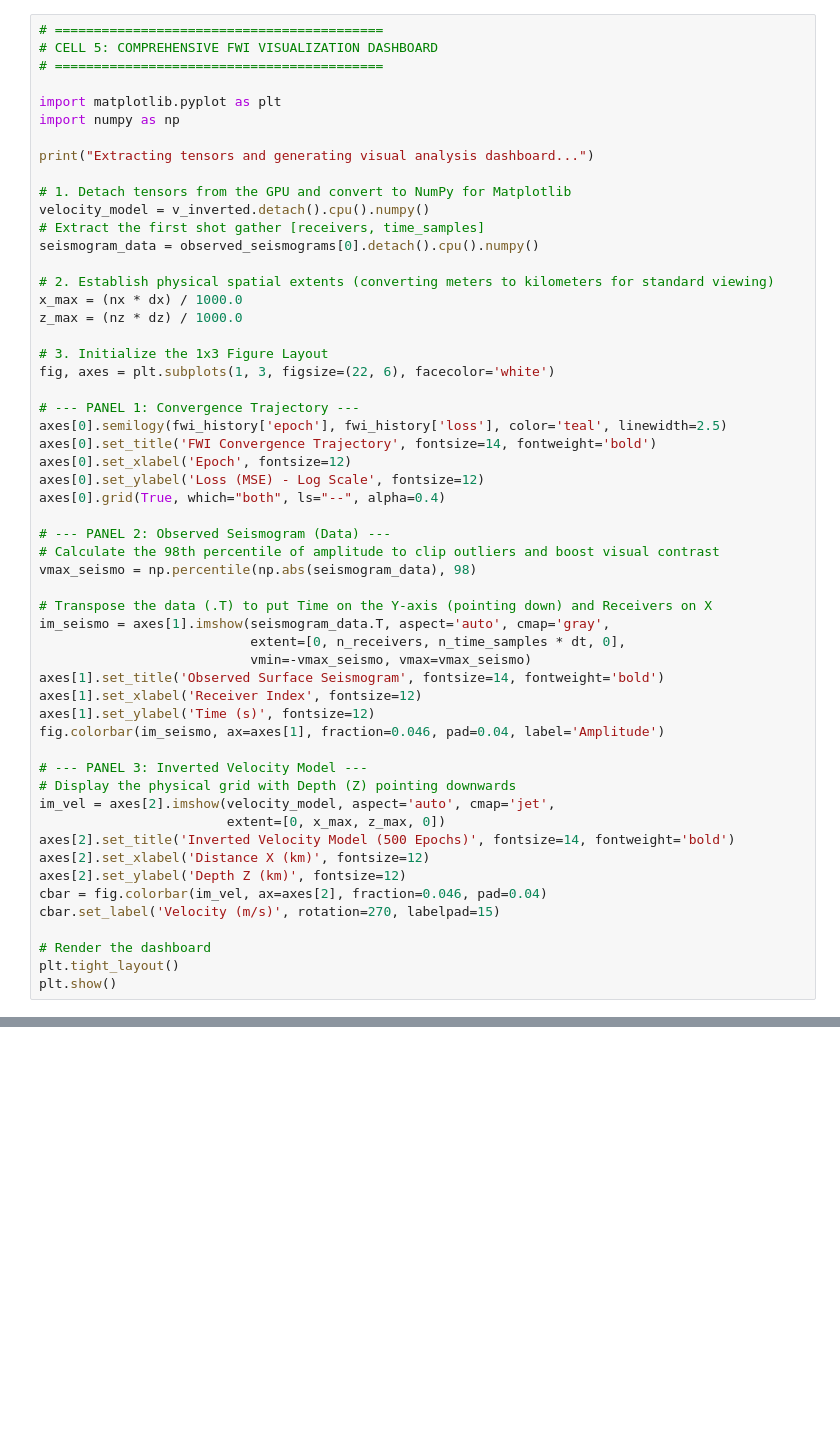
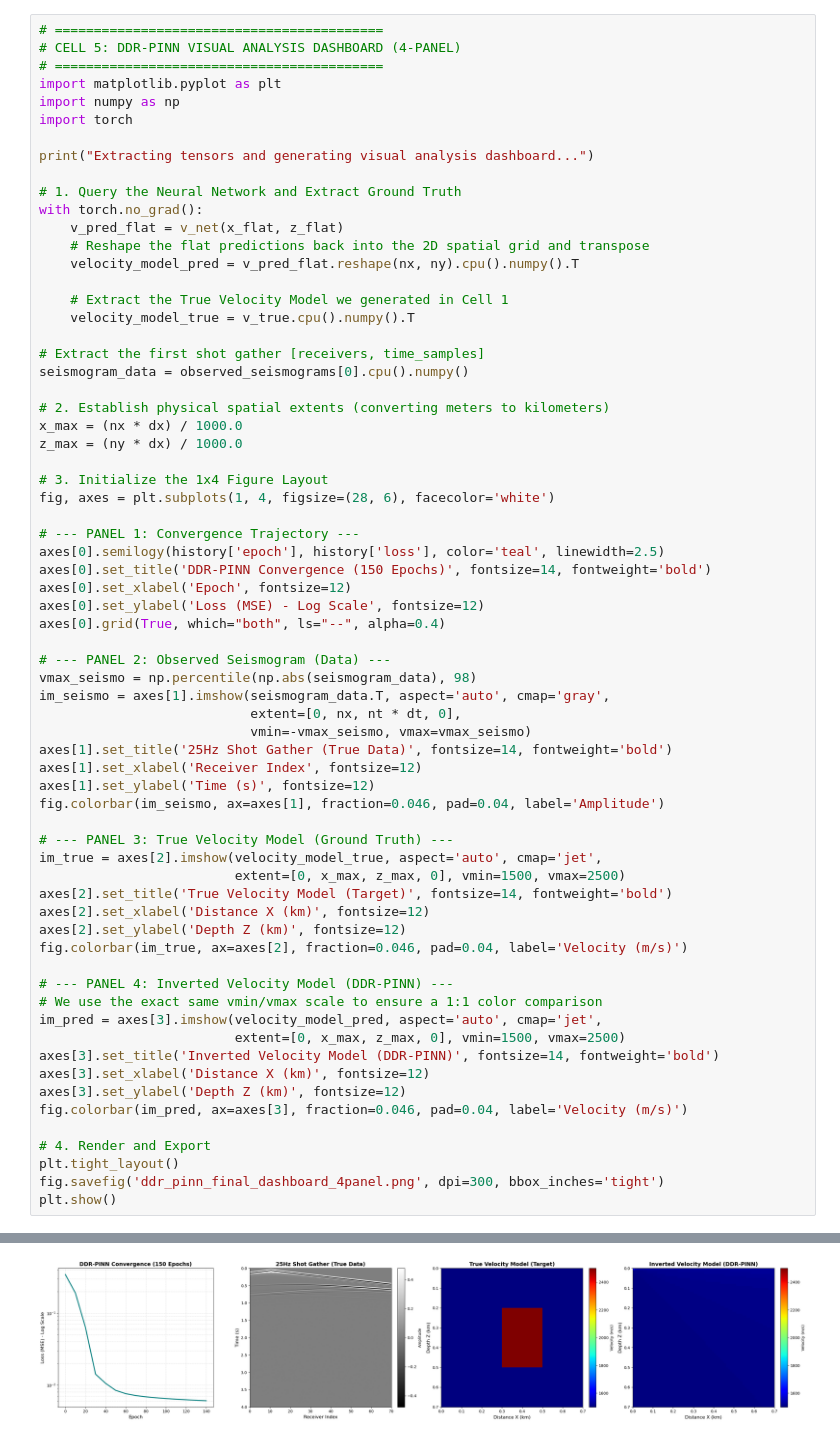
Before and after one commit to brunoss-on/piml-pub, a Jupyter notebook: proj-01/pinn_inversion_step2.ipynb, the cells around one changed output, grey strips where cells are left out. Drawn from its saved outputs; the diff is of its cells as text; blank space fills up the shorter version.

```diff
--- a/proj-01/pinn_inversion_step2.ipynb
+++ b/proj-01/pinn_inversion_step2.ipynb
@@ -203,57 +140,70 @@ Telemetry complete. Hardware trace saved to: fwi_vram_trace.json
 # %%
 # ==========================================
-# CELL 5: COMPREHENSIVE FWI VISUALIZATION DASHBOARD
+# CELL 5: DDR-PINN VISUAL ANALYSIS DASHBOARD (4-PANEL)
 # ==========================================
-
 import matplotlib.pyplot as plt
 import numpy as np
+import torch
 
 print("Extracting tensors and generating visual analysis dashboard...")
 
-# 1. Detach tensors from the GPU and convert to NumPy for Matplotlib
-velocity_model = v_inverted.detach().cpu().numpy()
+# 1. Query the Neural Network and Extract Ground Truth
+with torch.no_grad():
+    v_pred_flat = v_net(x_flat, z_flat)
+    # Reshape the flat predictions back into the 2D spatial grid and transpose
+    velocity_model_pred = v_pred_flat.reshape(nx, ny).cpu().numpy().T
+
+    # Extract the True Velocity Model we generated in Cell 1
+    velocity_model_true = v_true.cpu().numpy().T
+
 # Extract the first shot gather [receivers, time_samples]
-seismogram_data = observed_seismograms[0].detach().cpu().numpy()
+seismogram_data = observed_seismograms[0].cpu().numpy()
 
-# 2. Establish physical spatial extents (converting meters to kilometers for standard viewing)
+# 2. Establish physical spatial extents (converting meters to kilometers)
 x_max = (nx * dx) / 1000.0
-z_max = (nz * dz) / 1000.0
+z_max = (ny * dx) / 1000.0
 
-# 3. Initialize the 1x3 Figure Layout
-fig, axes = plt.subplots(1, 3, figsize=(22, 6), facecolor='white')
+# 3. Initialize the 1x4 Figure Layout
+fig, axes = plt.subplots(1, 4, figsize=(28, 6), facecolor='white')
 
 # --- PANEL 1: Convergence Trajectory ---
-axes[0].semilogy(fwi_history['epoch'], fwi_history['loss'], color='teal', linewidth=2.5)
-axes[0].set_title('FWI Convergence Trajectory', fontsize=14, fontweight='bold')
+axes[0].semilogy(history['epoch'], history['loss'], color='teal', linewidth=2.5)
+axes[0].set_title('DDR-PINN Convergence (150 Epochs)', fontsize=14, fontweight='bold')
 axes[0].set_xlabel('Epoch', fontsize=12)
 axes[0].set_ylabel('Loss (MSE) - Log Scale', fontsize=12)
 axes[0].grid(True, which="both", ls="--", alpha=0.4)
 
 # --- PANEL 2: Observed Seismogram (Data) ---
-# Calculate the 98th percentile of amplitude to clip outliers and boost visual contrast
 vmax_seismo = np.percentile(np.abs(seismogram_data), 98)
-
-# Transpose the data (.T) to put Time on the Y-axis (pointing down) and Receivers on X
 im_seismo = axes[1].imshow(seismogram_data.T, aspect='auto', cmap='gray',
-                           extent=[0, n_receivers, n_time_samples * dt, 0],
+                           extent=[0, nx, nt * dt, 0],
                            vmin=-vmax_seismo, vmax=vmax_seismo)
-axes[1].set_title('Observed Surface Seismogram', fontsize=14, fontweight='bold')
+axes[1].set_title('25Hz Shot Gather (True Data)', fontsize=14, fontweight='bold')
 axes[1].set_xlabel('Receiver Index', fontsize=12)
 axes[1].set_ylabel('Time (s)', fontsize=12)
 fig.colorbar(im_seismo, ax=axes[1], fraction=0.046, pad=0.04, label='Amplitude')
 
-# --- PANEL 3: Inverted Velocity Model ---
-# Display the physical grid with Depth (Z) pointing downwards
-im_vel = axes[2].imshow(velocity_model, aspect='auto', cmap='jet',
-                        extent=[0, x_max, z_max, 0])
-axes[2].set_title('Inverted Velocity Model (500 Epochs)', fontsize=14, fontweight='bold')
+# --- PANEL 3: True Velocity Model (Ground Truth) ---
+im_true = axes[2].imshow(velocity_model_true, aspect='auto', cmap='jet',
+                         extent=[0, x_max, z_max, 0], vmin=1500, vmax=2500)
+axes[2].set_title('True Velocity Model (Target)', fontsize=14, fontweight='bold')
 axes[2].set_xlabel('Distance X (km)', fontsize=12)
 axes[2].set_ylabel('Depth Z (km)', fontsize=12)
-cbar = fig.colorbar(im_vel, ax=axes[2], fraction=0.046, pad=0.04)
-cbar.set_label('Velocity (m/s)', rotation=270, labelpad=15)
+fig.colorbar(im_true, ax=axes[2], fraction=0.046, pad=0.04, label='Velocity (m/s)')
 
-# Render the dashboard
+# --- PANEL 4: Inverted Velocity Model (DDR-PINN) ---
+# We use the exact same vmin/vmax scale to ensure a 1:1 color comparison
+im_pred = axes[3].imshow(velocity_model_pred, aspect='auto', cmap='jet',
+                         extent=[0, x_max, z_max, 0], vmin=1500, vmax=2500)
+axes[3].set_title('Inverted Velocity Model (DDR-PINN)', fontsize=14, fontweight='bold')
+axes[3].set_xlabel('Distance X (km)', fontsize=12)
+axes[3].set_ylabel('Depth Z (km)', fontsize=12)
+fig.colorbar(im_pred, ax=axes[3], fraction=0.046, pad=0.04, label='Velocity (m/s)')
+
+# 4. Render and Export
 plt.tight_layout()
+fig.savefig('ddr_pinn_final_dashboard_4panel.png', dpi=300, bbox_inches='tight')
 plt.show()
 # %% [output]
 Extracting tensors and generating visual analysis dashboard...
+[figure, added]
```
Also changed, not shown: parts of 6 cells of this notebook, 5 other files.
